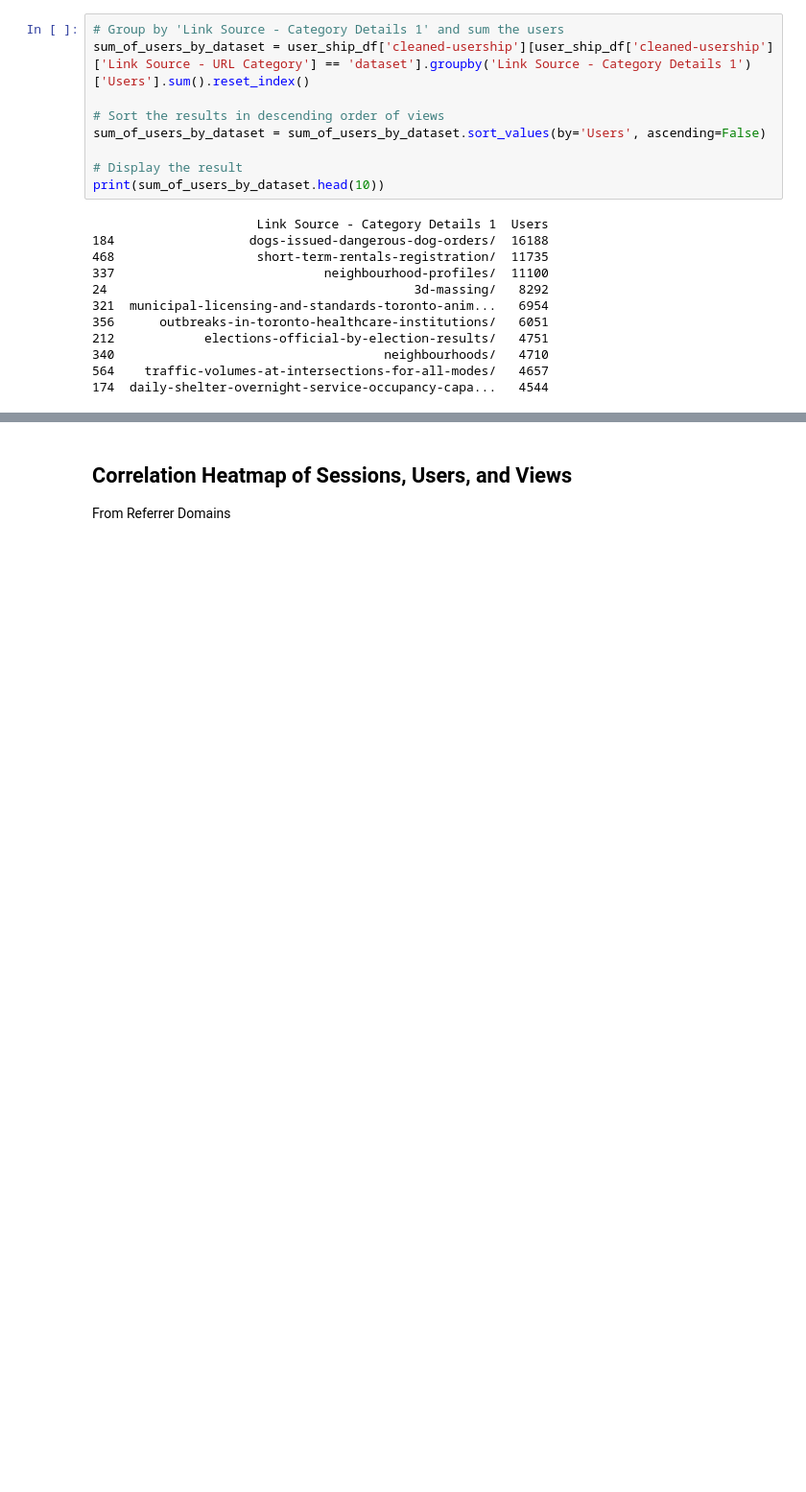
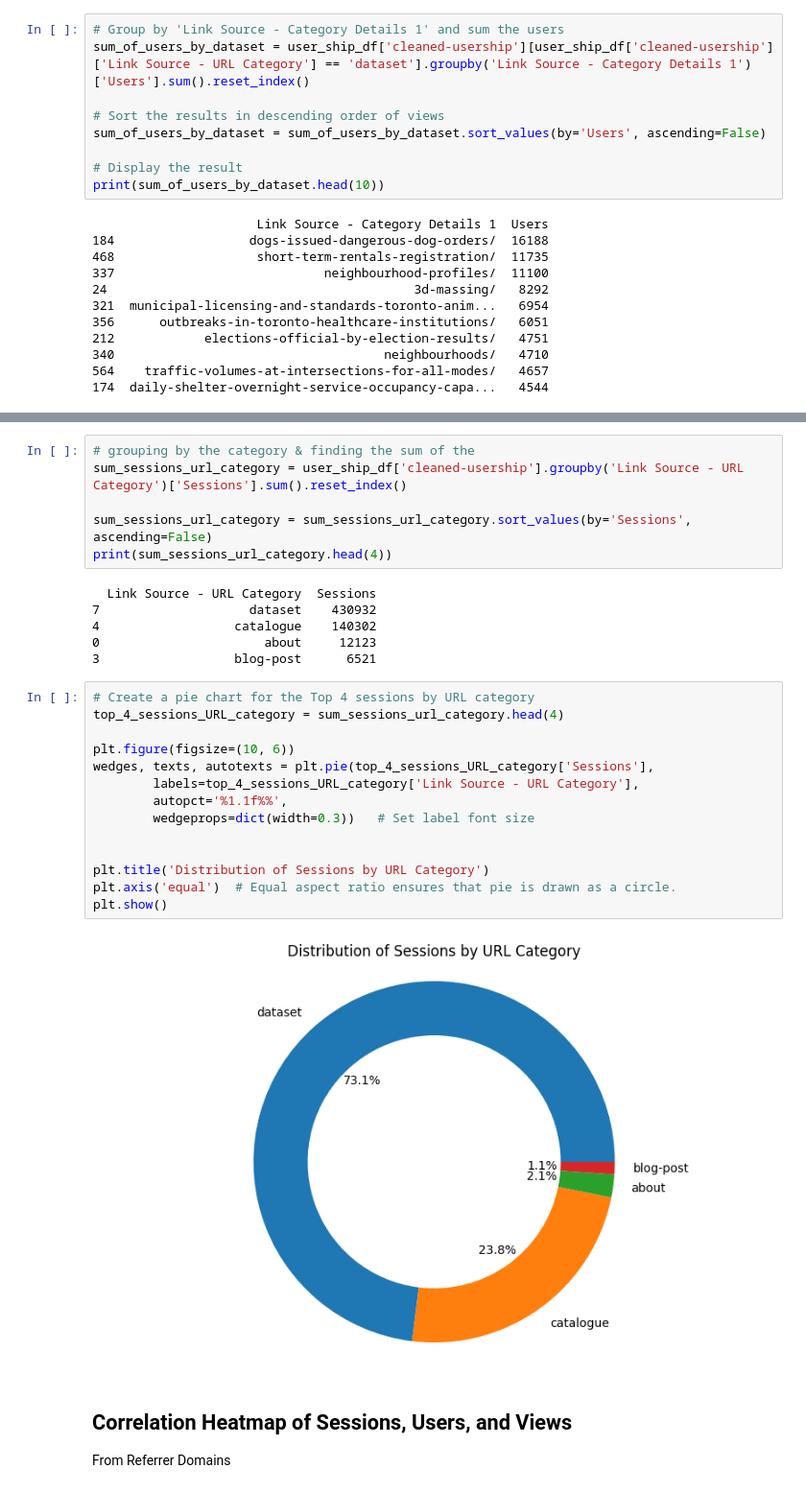
Before and after one commit to rkaushick-neu/toronto-od-web-analytics, a Jupyter notebook: Analysis_Notebook.ipynb, the cells around one changed output, grey strips where cells are left out. Shown: that part at 96% size. Cells and saved outputs as stored; diff of their text form; blank space fills up the shorter version.

```diff
--- a/Analysis_Notebook.ipynb
+++ b/Analysis_Notebook.ipynb
@@ -448,3 +467,31 @@ Text(0, 0.5, 'Dataset Details')
+# %%
+# grouping by the category & finding the sum of the
+sum_sessions_url_category = user_ship_df['cleaned-usership'].groupby('Link Source - URL Category')['Sessions'].sum().reset_index()
+
+sum_sessions_url_category = sum_sessions_url_category.sort_values(by='Sessions', ascending=False)
+print(sum_sessions_url_category.head(4))
+# %% [output]
+  Link Source - URL Category  Sessions
+7                    dataset    430932
+4                  catalogue    140302
+0                      about     12123
+3                  blog-post      6521
+# %%
+# Create a pie chart for the Top 4 sessions by URL category
+top_4_sessions_URL_category = sum_sessions_url_category.head(4)
+
+plt.figure(figsize=(10, 6))
+wedges, texts, autotexts = plt.pie(top_4_sessions_URL_category['Sessions'],
+        labels=top_4_sessions_URL_category['Link Source - URL Category'],
+        autopct='%1.1f%%',
+        wedgeprops=dict(width=0.3))   # Set label font size
+
+
+plt.title('Distribution of Sessions by URL Category')
+plt.axis('equal')  # Equal aspect ratio ensures that pie is drawn as a circle.
+plt.show()
+# %% [output]
+[figure, added]
 # %% [markdown]
 ## Correlation Heatmap of Sessions, Users, and Views
 From Referrer Domains
```
Also changed, not shown: parts of 8 cells of this notebook.
